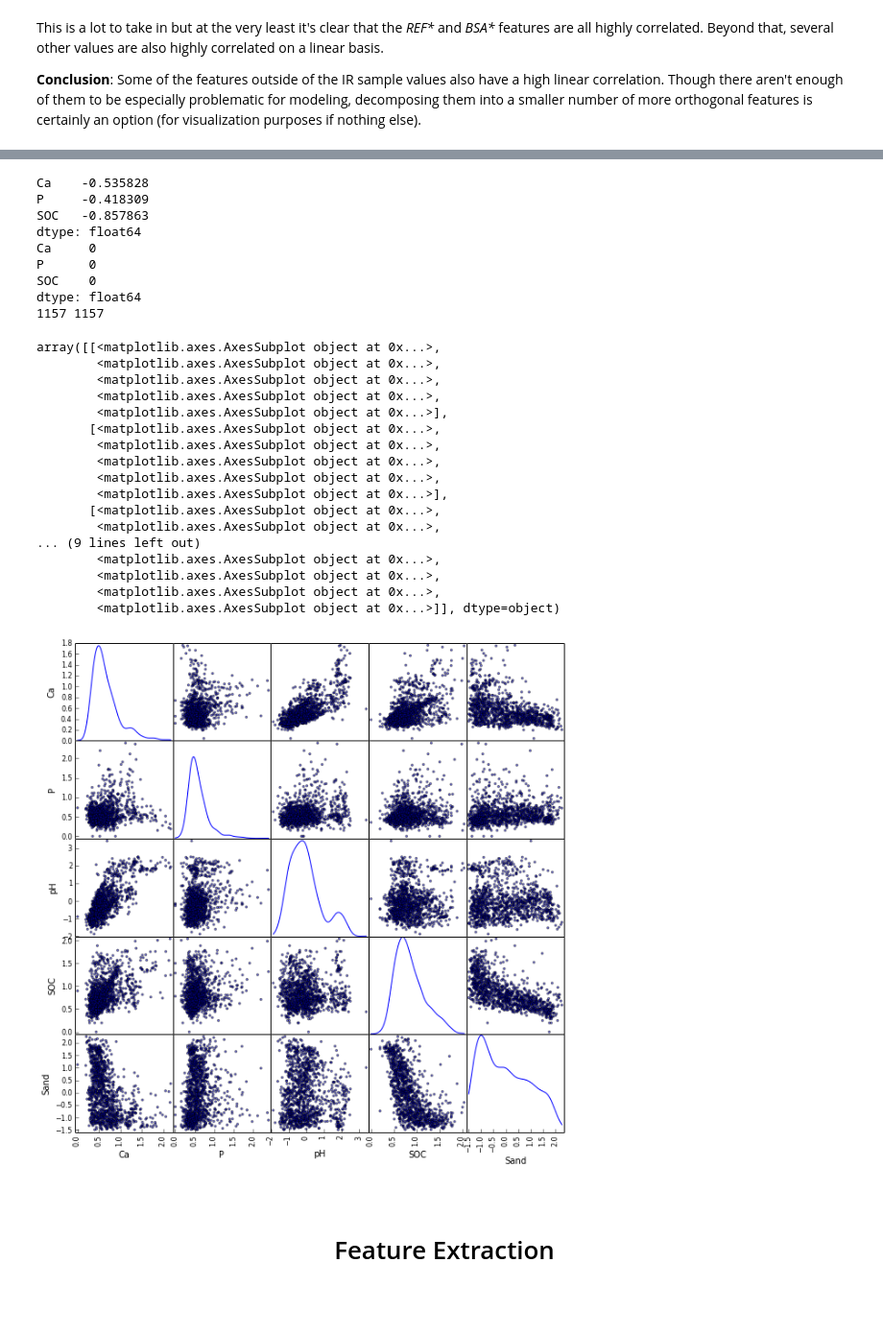
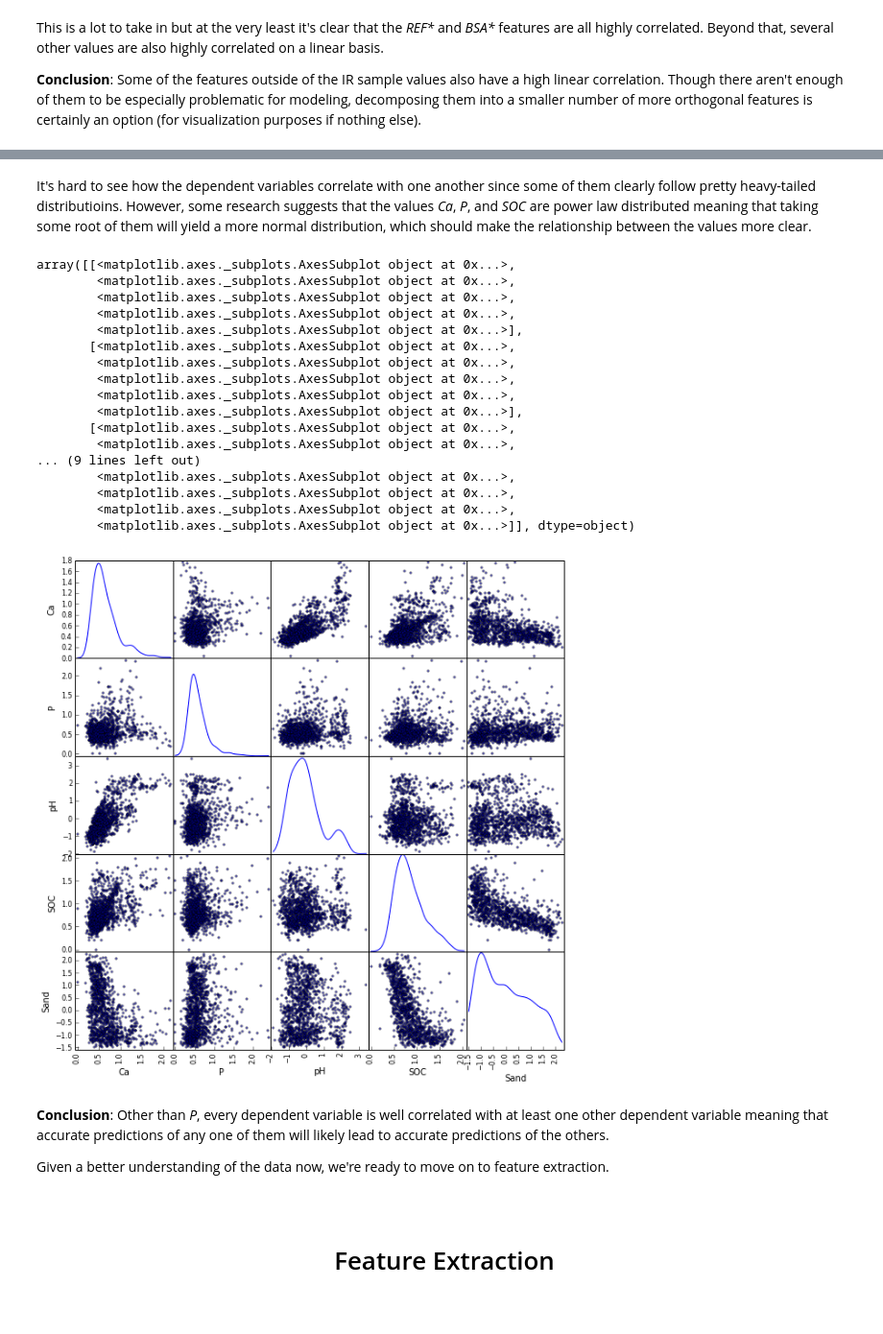
Before and after one commit to eric-czech/portfolio, a Jupyter notebook: demonstrative/python/notebooks/kaggle_soil.ipynb, the cells around one changed output, grey strips where cells are left out. Shown at 96% size. Saved outputs shown, nothing was run; the diff lists cells and outputs as text; code cells hidden in the pictures.

```diff
--- a/demonstrative/python/notebooks/kaggle_soil.ipynb
+++ b/demonstrative/python/notebooks/kaggle_soil.ipynb
@@ -74,13 +76,15 @@ class Dataset:
         # Set the unique identifier for each sample as well
         # as other commonly used properties
         self.data.set_index('PIDN', inplace=True)
-        self.N = len(self.data)
         self.cols = self.data.columns.tolist()
 
         # Remove features for CO2 spectra wavelengths -- competition hosts suggested doing this
         cols_co2_spectra = ['m2379.76','m2377.83','m2375.9','m2373.97','m2372.04','m2370.11''m2368.18','m2366.26','m2364.33','m2362.4','m2360.47','m2358.54''m2356.61','m2354.68','m2352.76']
         self.data = self.data[[col for col in self.cols if col not in cols_co2_spectra]]
         self.cols = self.data.columns.tolist()
+
+    def N(self):
+        return len(self.data)
 
     def X_IR(self):
         return self.data[[col for col in self.cols if col.startswith('m')]]
@@ -102,8 +106,8 @@ class Dataset:
 # %% [markdown]
 Create a new instance of the dataset and print a short summary.
 # %%
-dataset = Dataset(sample_rate=1)
-print 'Number of samples = {}, number of columns = {}'.format(dataset.N, dataset.data.shape[1])
+dataset = Dataset(sample_rate=1, f='/home/ubuntu/kaggle/soil/data/training.csv')
+print 'Number of samples = {}, number of columns = {}'.format(dataset.N(), dataset.data.shape[1])
 dataset.data.head()
 # %% [output]
 Number of samples = 1157, number of columns = 3588
@@ -207,40 +239,35 @@ This is a lot to take in but at the very least it's clear that the _REF*_ and _B
+# %% [markdown]
+It's hard to see how the dependent variables correlate with one another since some of them clearly follow pretty heavy-tailed distributioins.  However, some research suggests that the values _Ca_, _P_, and _SOC_ are power law distributed meaning that taking some root of them will yield a more normal distribution, which should make the relationship between the values more clear.
 # %%
 from pandas.tools.plotting import scatter_matrix
 Y = dataset.Y().copy()
-print Y[['Ca', 'P', 'SOC']].min()
-Y[['Ca', 'P', 'SOC']] = Y[['Ca', 'P', 'SOC']].apply(lambda x: np.abs(x.min()) + x).applymap(lambda x: np.power(x, 1.0/3.0))
-print Y[['Ca', 'P', 'SOC']].min()
-print len(Y), len(Y.dropna())
-#Y[['Ca', 'P', 'SOC']] = Y[['Ca', 'P', 'SOC']].applymap(math.asinh).applymap(math.asinh)
+
+# This time, transform the highly skewed variables onto a more "normal" scale
+Y[['Ca', 'P', 'SOC']] = Y[['Ca', 'P', 'SOC']].apply(lambda x: spec.cbrt(np.abs(np.min(x)) + x))
 scatter_matrix(Y, figsize=(10, 10), diagonal='kde')
 # %% [output]
-Ca    -0.535828
-P     -0.418309
-SOC   -0.857863
-dtype: float64
-Ca     0
-P      0
-SOC    0
-dtype: float64
-1157 1157
+array([[<matplotlib.axes._subplots.AxesSubplot object at 0x...>,
+        <matplotlib.axes._subplots.AxesSubplot object at 0x...>,
+        <matplotlib.axes._subplots.AxesSubplot object at 0x...>,
+        <matplotlib.axes._subplots.AxesSubplot object at 0x...>,
+        <matplotlib.axes._subplots.AxesSubplot object at 0x...>],
+       [<matplotlib.axes._subplots.AxesSubplot object at 0x...>,
+        <matplotlib.axes._subplots.AxesSubplot object at 0x...>,
+        <matplotlib.axes._subplots.AxesSubplot object at 0x...>,
+        <matplotlib.axes._subplots.AxesSubplot object at 0x...>,
+        <matplotlib.axes._subplots.AxesSubplot object at 0x...>],
+       [<matplotlib.axes._subplots.AxesSubplot object at 0x...>,
+        <matplotlib.axes._subplots.AxesSubplot object at 0x...>,
+... (9 lines left out)
+        <matplotlib.axes._subplots.AxesSubplot object at 0x...>,
+        <matplotlib.axes._subplots.AxesSubplot object at 0x...>,
+        <matplotlib.axes._subplots.AxesSubplot object at 0x...>,
+        <matplotlib.axes._subplots.AxesSubplot object at 0x...>]], dtype=object)
-array([[<matplotlib.axes.AxesSubplot object at 0x...>,
-        <matplotlib.axes.AxesSubplot object at 0x...>,
-        <matplotlib.axes.AxesSubplot object at 0x...>,
-        <matplotlib.axes.AxesSubplot object at 0x...>,
-        <matplotlib.axes.AxesSubplot object at 0x...>],
-       [<matplotlib.axes.AxesSubplot object at 0x...>,
-        <matplotlib.axes.AxesSubplot object at 0x...>,
-        <matplotlib.axes.AxesSubplot object at 0x...>,
-        <matplotlib.axes.AxesSubplot object at 0x...>,
-        <matplotlib.axes.AxesSubplot object at 0x...>],
-       [<matplotlib.axes.AxesSubplot object at 0x...>,
-        <matplotlib.axes.AxesSubplot object at 0x...>,
-... (9 lines left out)
-        <matplotlib.axes.AxesSubplot object at 0x...>,
-        <matplotlib.axes.AxesSubplot object at 0x...>,
-        <matplotlib.axes.AxesSubplot object at 0x...>,
-        <matplotlib.axes.AxesSubplot object at 0x...>]], dtype=object)
-[figure, old version]
+[figure, new version]
+# %% [markdown]
+<strong>Conclusion</strong>:  Other than _P_, every dependent variable is well correlated with at least one other dependent variable meaning that accurate predictions of any one of them will likely lead to accurate predictions of the others.
+
+Given a better understanding of the data now, we're ready to move on to feature extraction.
 # %% [markdown]
 <br><center><h1>Feature Extraction</h1></center><br>
 # %% [markdown]
```
Also changed, not shown: parts of 65 cells of this notebook.
